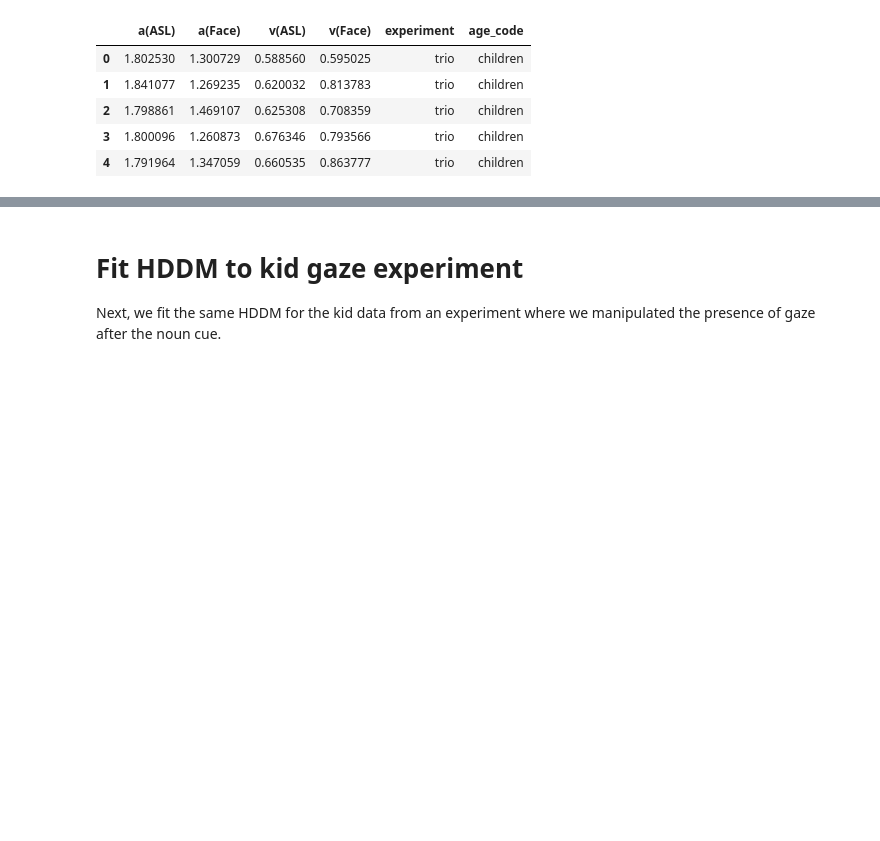
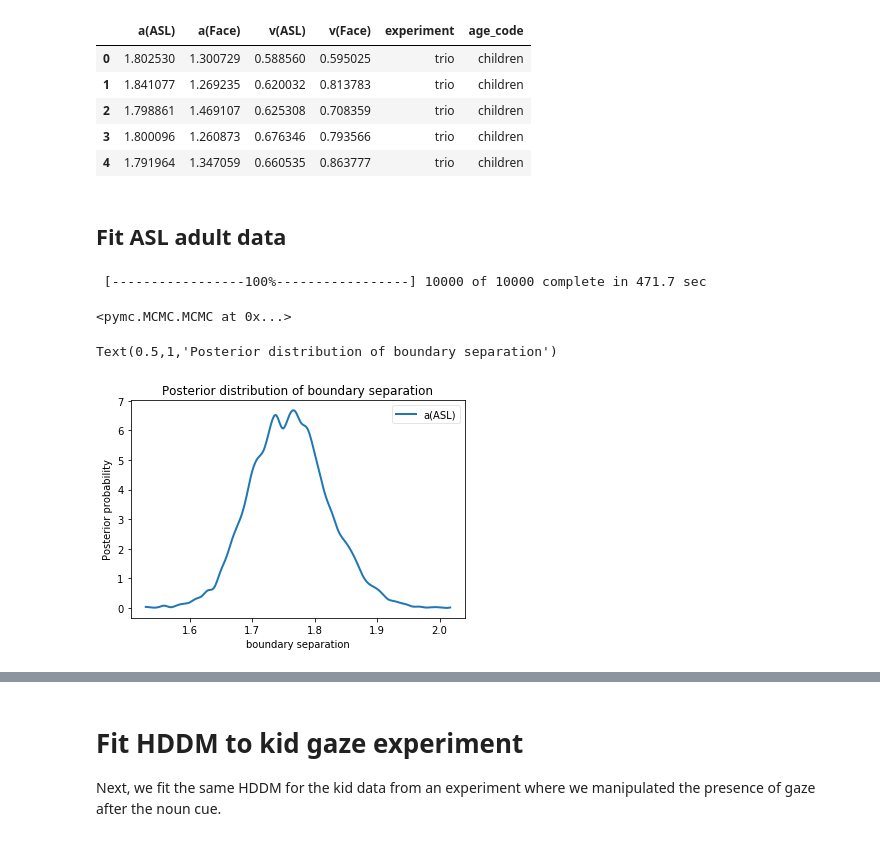
Before and after one commit to kemacdonald/speed-acc, a Jupyter notebook: R/analysis/ddm/Speed-Acc_HDDM_fit.ipynb, the cells around one changed output, grey strips where cells are left out. Saved outputs shown, nothing was run; the diff lists cells and outputs as text; code cells hidden in the pictures; blank space fills up the shorter version.

Commit message:
updated hddm wrangling script

```diff
--- a/R/analysis/ddm/Speed-Acc_HDDM_fit.ipynb
+++ b/R/analysis/ddm/Speed-Acc_HDDM_fit.ipynb
@@ -96,3 +105,21 @@ trio_df.head()
 # %%
 # save to csv
 trio_df.to_csv("../../../data/3_final_merged_data/hddm_output/hddm_posterior_samples_trio.csv", sep='\t')
+# %% [markdown]
+## Fit ASL adult data
+# %%
+m_trio_adults = hddm.HDDM(data_adults, depends_on={'v': 'stimuli', 'a': 'stimuli'})
+m_trio_adults.find_starting_values()
+m_trio_adults.sample(10000, burn=100)
+# %% [output]
+ [-----------------100%-----------------] 10000 of 10000 complete in 471.7 sec
+<pymc.MCMC.MCMC at 0x...>
+# %%
+boundary_ASL_adults, drift_ASL_adults = m_stim.nodes_db.node[['a(ASL)', 'v(ASL)']]
+hddm.analyze.plot_posterior_nodes([boundary_ASL_adults])
+plt.xlabel('boundary separation')
+plt.ylabel('Posterior probability')
+plt.title('Posterior distribution of boundary separation')
+# %% [output]
+Text(0.5,1,'Posterior distribution of boundary separation')
+[figure, added]
```
Also changed, not shown: parts of 7 cells of this notebook, 4 other files.
